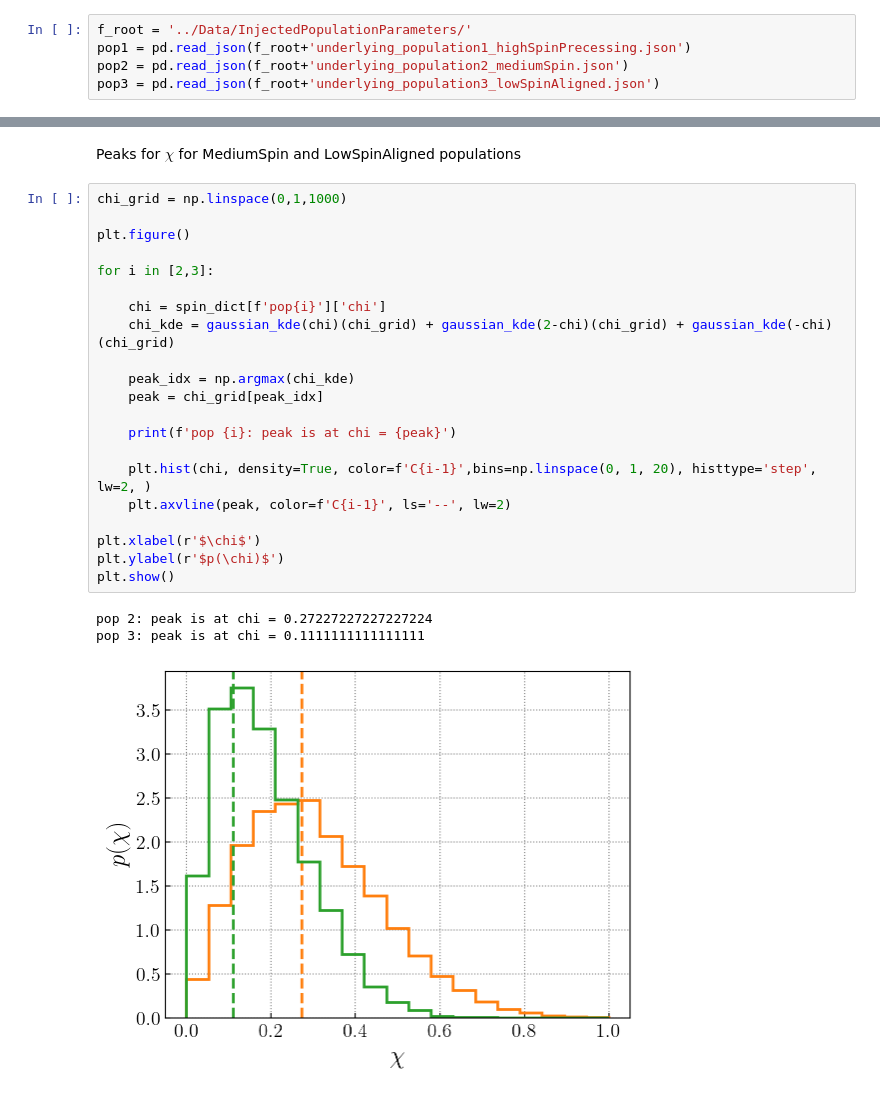
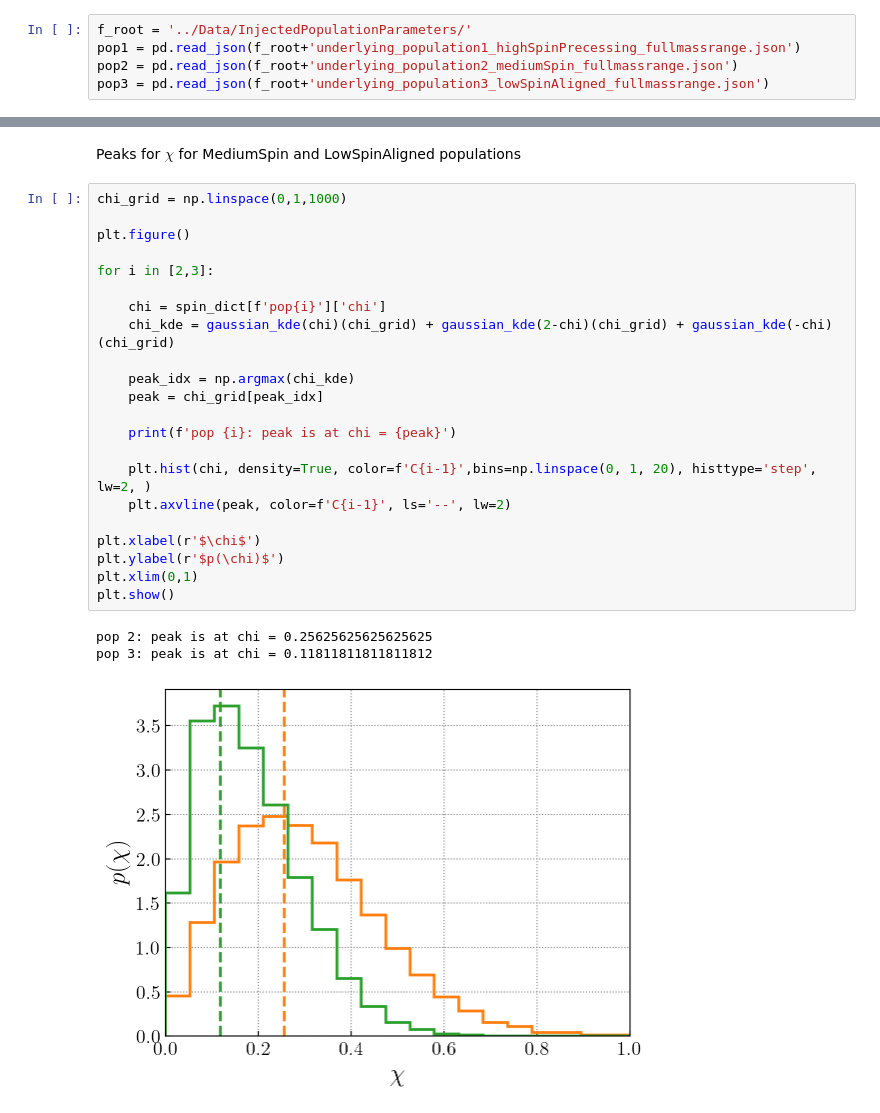
Before and after one commit to simonajmiller/measuring-bbh-component-spin, a Jupyter notebook: Figures/make_figure_01.ipynb, the cells around one changed output, grey strips where cells are left out. Drawn from its saved outputs; the diff is of its cells as text.

Commit message:
plot updated results

```diff
--- a/Figures/make_figure_01.ipynb
+++ b/Figures/make_figure_01.ipynb
@@ -20,9 +20,9 @@ style.use('plotting.mplstyle')
 ### Load data
 # %%
 f_root = '../Data/InjectedPopulationParameters/'
-pop1 = pd.read_json(f_root+'underlying_population1_highSpinPrecessing.json')
-pop2 = pd.read_json(f_root+'underlying_population2_mediumSpin.json')
-pop3 = pd.read_json(f_root+'underlying_population3_lowSpinAligned.json')
+pop1 = pd.read_json(f_root+'underlying_population1_highSpinPrecessing_fullmassrange.json')
+pop2 = pd.read_json(f_root+'underlying_population2_mediumSpin_fullmassrange.json')
+pop3 = pd.read_json(f_root+'underlying_population3_lowSpinAligned_fullmassrange.json')
 # %% [markdown]
 Condition into dict
 # %%
@@ -125,25 +125,26 @@ Peaks for $\chi$ for MediumSpin and LowSpinAligned populations
 # %%
 chi_grid = np.linspace(0,1,1000)
 
 plt.figure()
 
 for i in [2,3]:
 
     chi = spin_dict[f'pop{i}']['chi']
     chi_kde = gaussian_kde(chi)(chi_grid) + gaussian_kde(2-chi)(chi_grid) + gaussian_kde(-chi)(chi_grid)
 
     peak_idx = np.argmax(chi_kde)
     peak = chi_grid[peak_idx]
 
     print(f'pop {i}: peak is at chi = {peak}')
 
     plt.hist(chi, density=True, color=f'C{i-1}',bins=np.linspace(0, 1, 20), histtype='step', lw=2, )
     plt.axvline(peak, color=f'C{i-1}', ls='--', lw=2)
 
 plt.xlabel(r'$\chi$')
 plt.ylabel(r'$p(\chi)$')
+plt.xlim(0,1)
 plt.show()
 # %% [output]
-pop 2: peak is at chi = 0.27227227227227224
-pop 3: peak is at chi = 0.1111111111111111
+pop 2: peak is at chi = 0.25625625625625625
+pop 3: peak is at chi = 0.11811811811811812
-[figure, old version]
+[figure, new version]
```
Also changed, not shown: parts of 3 cells of this notebook, 2 other files.
